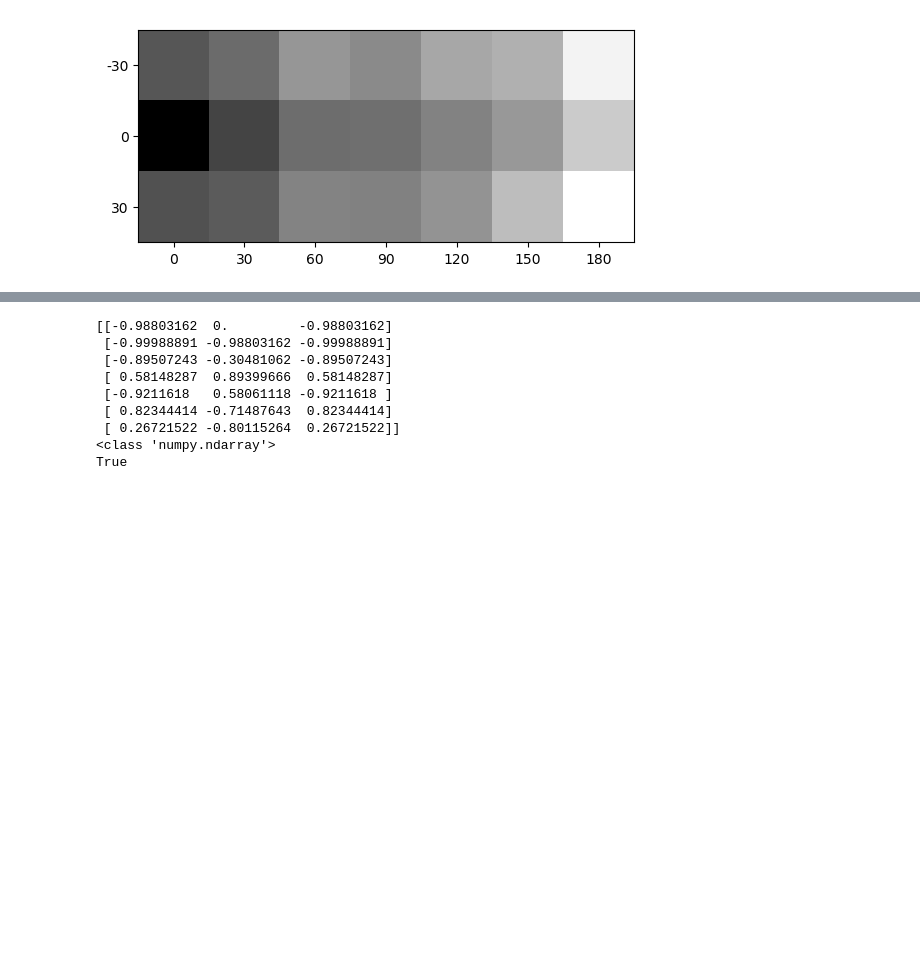
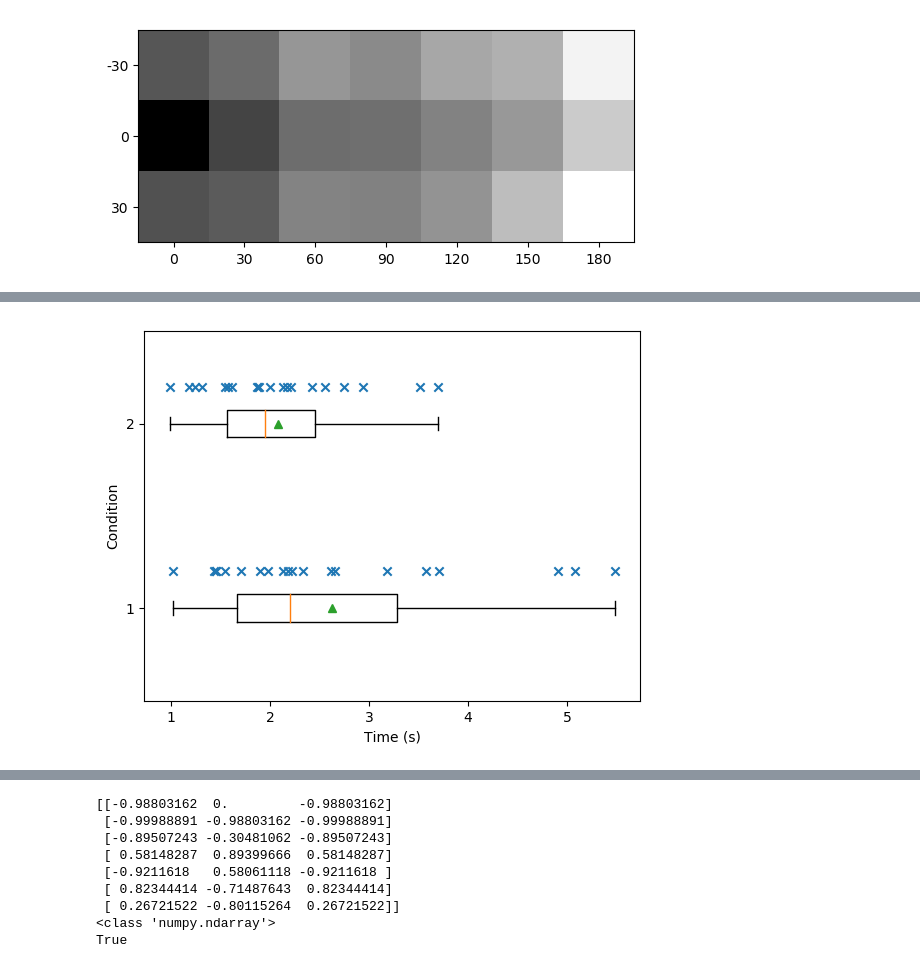
Before and after one commit to red-pencil/python_data, a Jupyter notebook: vtdata/Scripts/plot_20190430.ipynb, the cells around one changed output, grey strips where cells are left out. Saved outputs shown, nothing was run; the diff lists cells and outputs as text; code cells hidden in the pictures; blank space fills up the shorter version.

```diff
--- a/vtdata/Scripts/plot_20190430.ipynb
+++ b/vtdata/Scripts/plot_20190430.ipynb
@@ -1256,3 +1256,89 @@ F_onewayResult(statistic=0.7731352306647042, pvalue=0.5142984925180875)
 ANOVA2
 F_onewayResult(statistic=0.11336533594467052, pvalue=0.9519018179364994)
 [figure]
+# %%
+new_r_1 = np.array(test1.round_10x4).T
+new_r_2 = np.array(test2.round_10x4).T
+
+new_r_1_mean = np.delete(np.array(test1.time_mean_3x7).flatten(), 7)
+new_r_2_mean = np.delete(np.array(test2.time_mean_3x7).flatten(), 7)
+
+print(stats.normaltest(new_r_1_mean))
+print(stats.normaltest(new_r_2_mean))
+
+print("##ttest_rel(new_r_1_mean, new_r_2_mean)")
+print(ttest_rel(new_r_1_mean, new_r_2_mean))
+
+
+new_r_mean_ratio = []
+for i in range(len(new_r_1_mean)):
+    new_r_mean_ratio.append(new_r_2_mean[i] / new_r_1_mean[i])
+new_r_mean_ratio_mean = np.mean(new_r_mean_ratio)
+
+print('new_r_mean_ratio_mean', new_r_mean_ratio_mean)
+print('another way', np.mean(new_r_2_mean) / np.mean(new_r_1_mean))
+
+new_r_mean_ratio = []
+for i in range(len(new_r_1_mean)):
+    new_r_mean_ratio.append(new_r_1_mean[i] / new_r_2_mean[i])
+new_r_mean_ratio_mean = np.mean(new_r_mean_ratio)
+
+print('new_r_mean_1/ratio_mean', new_r_mean_ratio_mean)
+
+from pylab import *
+fig, ax = plt.subplots()
+
+r = ax.boxplot([new_r_1_mean, new_r_2_mean],  0, 'rD', 0, showmeans=True)
+
+ax.set_xlabel('Time (s)')
+ax.set_ylabel('Condition')
+ax.scatter([new_r_1_mean, new_r_2_mean],
+            [[1.2 for i in new_r_1_mean], [2.2 for i in new_r_2_mean]],
+            marker = "x")
+
+out = r["fliers"][0].get_data()[1]
+print("out", out)
+
+#print(new_r_1.shape)
+print(new_r_1_mean)
+print(new_r_2_mean)
+
+
+print("ANOVA1")
+print(stats.f_oneway(new_r_1[0], new_r_1[1], new_r_1[2], new_r_1[3]))
+
+print("ANOVA2")
+print(stats.f_oneway(new_r_2[0], new_r_2[1], new_r_2[2], new_r_2[3]))
+
+
+def distance():
+
+        distance=[]
+
+        for lat in ['-30', '0', '30']:
+            dis=[]
+            for lon in ['0', '30', '60', '90', '120', '150', '180']:
+                angle = angle_ac(int(lat), int(lon))
+                dis.append(angle)
+            distance.append(dis)
+
+        return distance   # 3*3*7 array{}
+
+
+
+def angle_ac(lat, lon):
+    angle = math.degrees( math.acos( math.cos(math.radians(lat)) * math.cos(math.radians(lon)) ) )
+    return angle
+
+
+
+distance = distance()
+fig2, ax2 = plt.subplots()
+print(np.array(distance))
+print(np.array(test1.time_mean_3x7))
+ax2.scatter( np.array(distance).flatten(),
+             np.array(test1.time_mean_3x7).flatten(), marker = "+")
+#ax2.scatter( np.array(distance).flatten(),
+#             np.array(test1.speed_mean_3x7).flatten(), marker = "o")
+plt.show()
+# %% [output]
@@ -1258,0 +1362 @@ F_onewayResult(statistic=0.11336533594467052, pvalue=0.9519018179364994)
+[figure, added]
```
Also changed, not shown: parts of 14 cells of this notebook.
